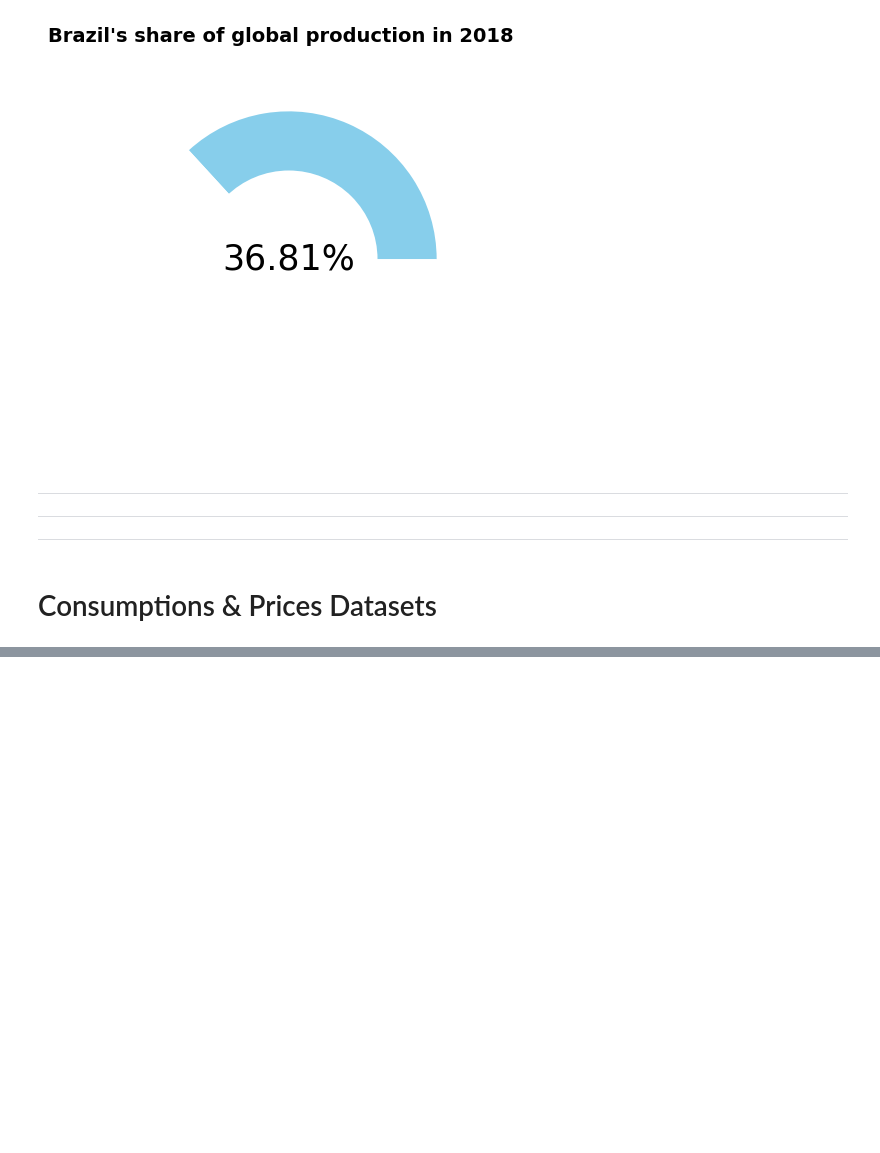
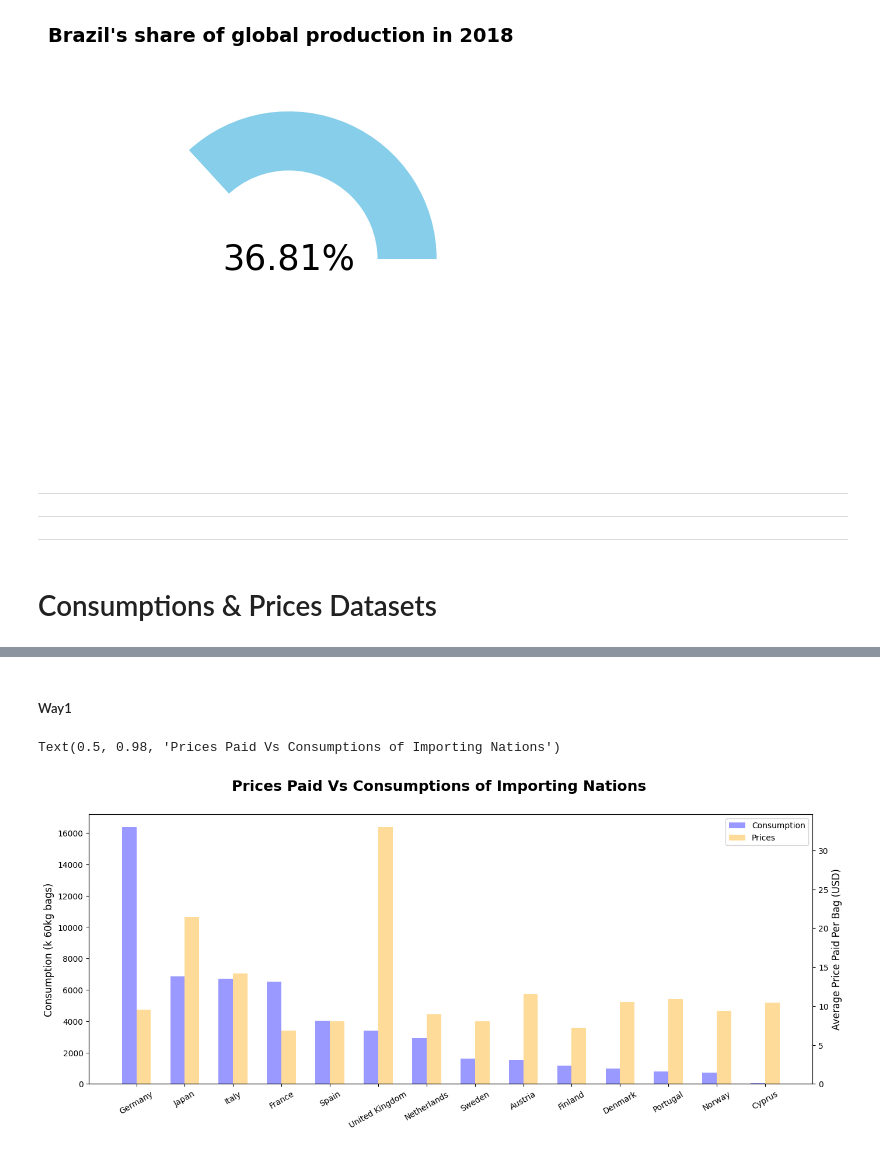
Before and after one commit to Mayar9/Global_Coffee_Market, a Jupyter notebook: Analyzing_Global_Coffee.ipynb, the cells around one changed output, grey strips where cells are left out. Drawn from its saved outputs; the diff is of its cells as text; code cells hidden in the pictures; blank space fills up the shorter version.

Commit message:
Task6 done, Prices Paid Vs Consumptions of Nations

```diff
--- a/Analyzing_Global_Coffee.ipynb
+++ b/Analyzing_Global_Coffee.ipynb
@@ -537,0 +550,3 @@ Text(0.5, 0.98, "Brazil's share of global production in 2018")
+# %%
+prices = pd.read_csv(r'E:\Python Data Visualization Matplotlib_Seaborn Masterclass\Project1\Global_Coffee_Market\Global_Coffee_Market\Datasets\retail-prices.csv', delimiter=',')
+consumption = pd.read_csv(r'E:\Python Data Visualization Matplotlib_Seaborn Masterclass\Project1\Global_Coffee_Market\Global_Coffee_Market\Datasets\imports.csv', delimiter=',')
@@ -537,0 +626,3 @@ Text(0.5, 0.98, "Brazil's share of global production in 2018")
+# %%
+prices['retail_prices'] = prices['retail_prices'].str.strip()
+consumption['imports'] = consumption['imports'].str.strip()
@@ -537,0 +647,41 @@ Text(0.5, 0.98, "Brazil's share of global production in 2018")
+# %% [markdown]
+##### Way1
+# %%
+prices_mean = prices.set_index('retail_prices').mean(axis=1)
+prices_mean.index.name = 'country'
+prices_mean.name = 'prices'
+prices_mean
+
+consumption_mean = consumption.set_index('imports').mean(axis=1)
+consumption_mean.index.name = 'country'
+consumption_mean.name = 'consumptions'
+consumption_mean
+
+prices_df = pd.DataFrame({'prices_mean': prices_mean})
+consumption_df = pd.DataFrame({'consumption_mean': consumption_mean})
+
+consump_prices_df = prices_df.merge(consumption_df, how='inner', left_on='country', right_on='country').sort_values('consumption_mean', ascending=False)
+consump_prices_df
+
+fig, ax = plt.subplots(figsize=(16,6))
+
+
+width_ = 0.3
+catagories = np.arange(len(consump_prices_df.index))
+ax.bar(x= catagories-width_/2, height=consump_prices_df['consumption_mean'], width=width_, color='blue', alpha=0.4)
+ax.set_ylabel("Consumption (k 60kg bags)", fontsize=12)
+
+ax2 = ax.twinx()
+ax2.bar(x= catagories+width_/2, height=consump_prices_df['prices_mean'], width=width_, color='orange', alpha=0.4)
+ax2.set_ylabel("Average Price Paid Per Bag (USD)", fontsize=12)
+
+
+ax.set_xticks(catagories, consump_prices_df.index)
+ax.xaxis.set_tick_params(rotation=30)
+
+fig.gca().spines[['top', 'right']].set_visible(False)
+fig.legend(['Consumption', 'Prices'], bbox_to_anchor=(0.9, 0.88))
+fig.suptitle('Prices Paid Vs Consumptions of Importing Nations', fontsize=18, fontweight='bold')
+# %% [output]
+Text(0.5, 0.98, 'Prices Paid Vs Consumptions of Importing Nations')
+[figure, added]
```
Also changed, not shown: parts of 13 cells of this notebook.
